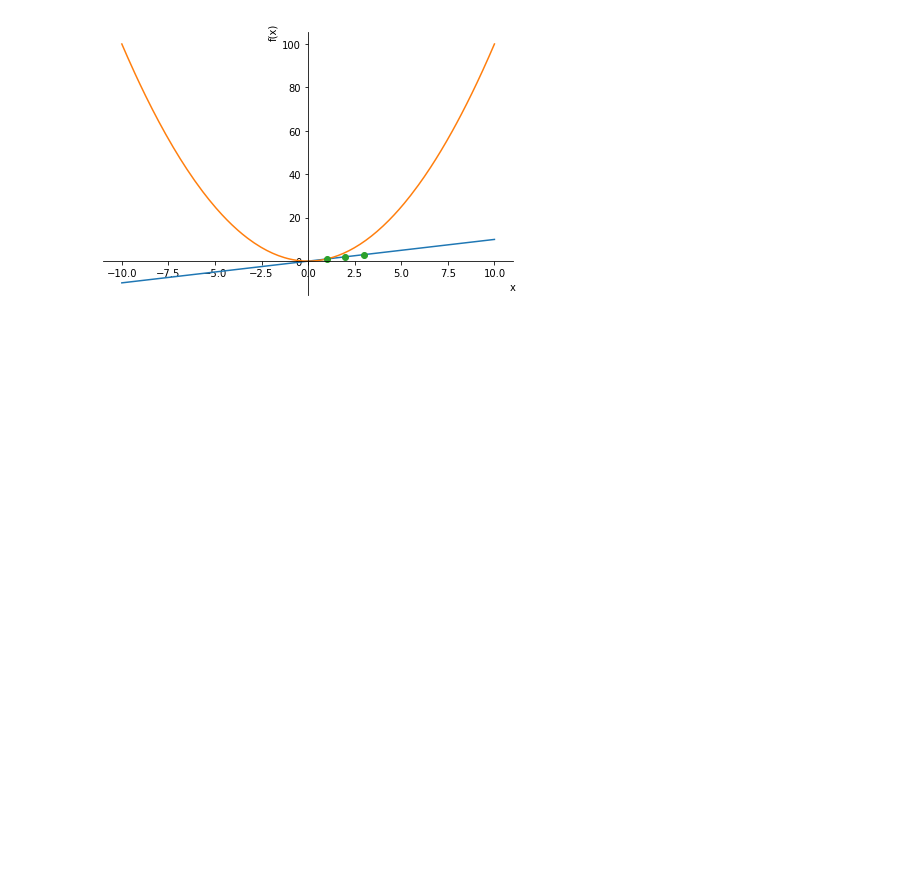
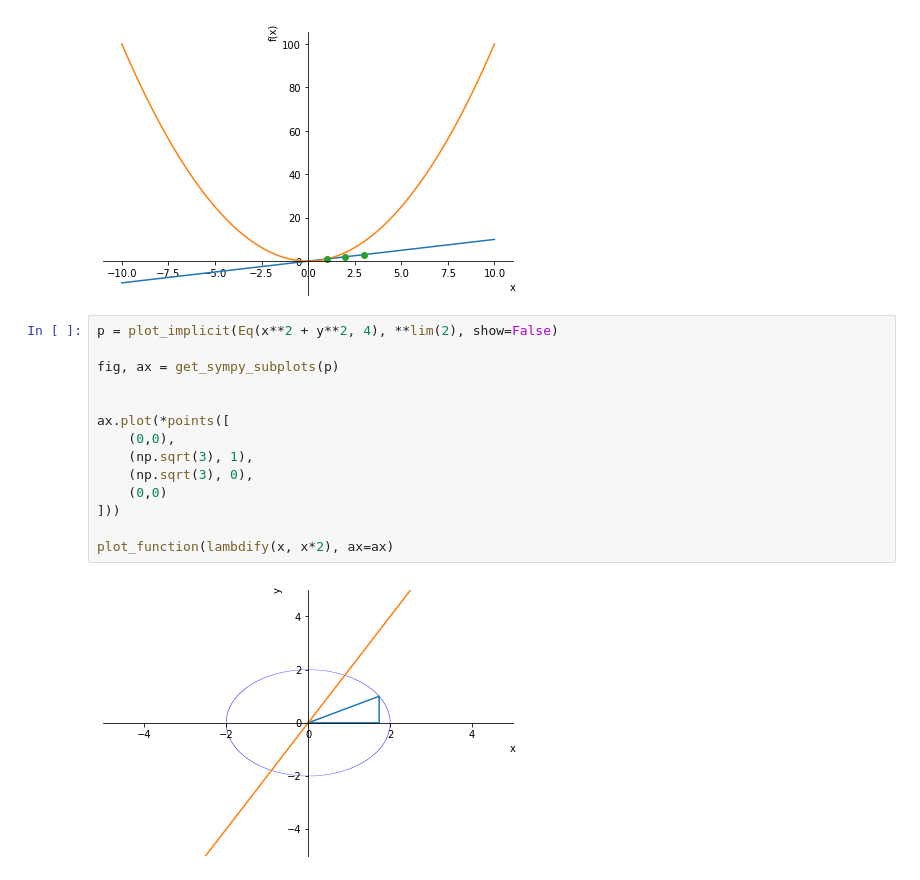
Before and after one commit to dss99911/ds-study, a Jupyter notebook: python/mathmetics/sympy_plot.ipynb, the cells around one changed output. Cells and saved outputs as stored; diff of their text form; blank space fills up the shorter version.

```diff
--- a/python/mathmetics/sympy_plot.ipynb
+++ b/python/mathmetics/sympy_plot.ipynb
@@ -150,3 +150,19 @@ axe.plot([1,2,3], [1,2,3], "o")
 fig.show()
 # %% [output]
 [figure]
+# %%
+p = plot_implicit(Eq(x**2 + y**2, 4), **lim(2), show=False)
+
+fig, ax = get_sympy_subplots(p)
+
+
+ax.plot(*points([
+    (0,0),
+    (np.sqrt(3), 1),
+    (np.sqrt(3), 0),
+    (0,0)
+]))
+
+plot_function(lambdify(x, x*2), ax=ax)
+# %% [output]
+[figure, added]
```
Also changed, not shown: 7 other files.
